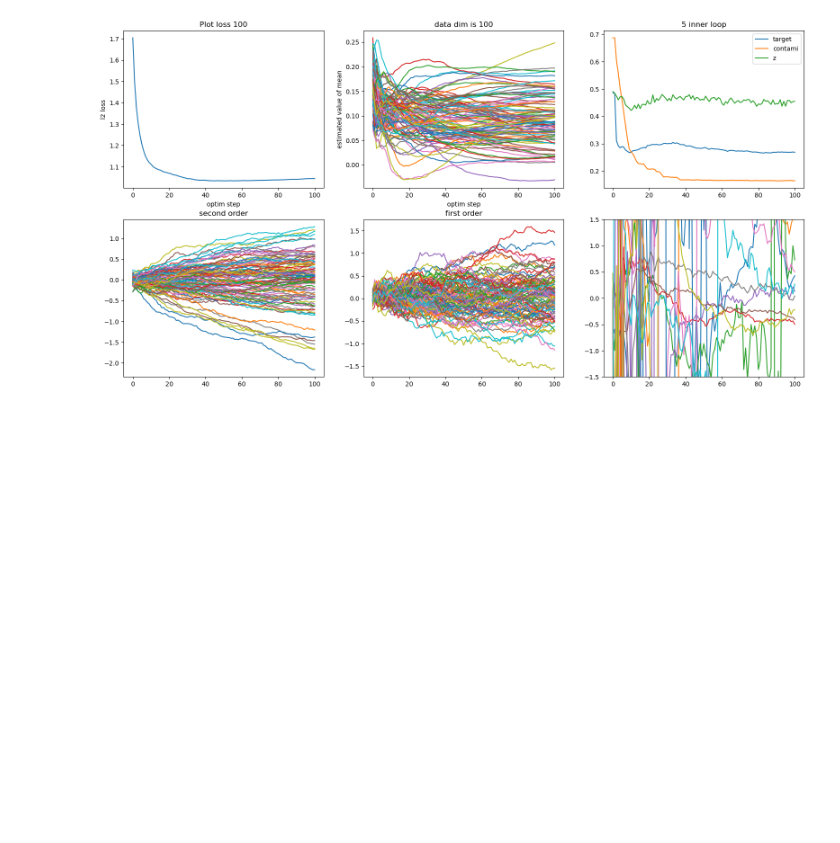
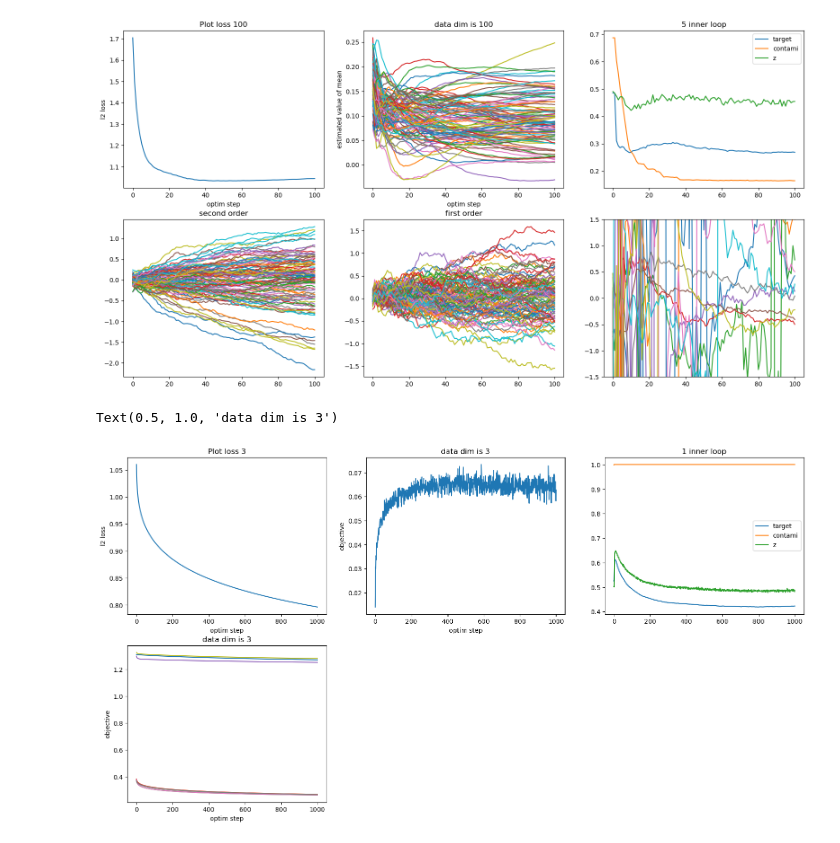
Before and after one commit to monarsan/robust-GAN, a Jupyter notebook: work/main/tmp.ipynb, the cells around one changed output. Drawn from its saved outputs; the diff is of its cells as text; code cells hidden in the pictures; blank space fills up the shorter version.

```diff
--- a/work/main/tmp.ipynb
+++ b/work/main/tmp.ipynb
@@ -51,3 +77,48 @@ plt.ylim(-1.5, 1.5)
+# %%
+col_num = 3
+row_num = 2
+plt.figure(figsize=(6.5 * col_num, 5 * row_num))
+plt.subplot(row_num, col_num, 1)
+plt.plot(gan.l2_loss)
+plt.xlabel('optim step')
+plt.ylabel('l2 loss')
+plt.title(f'Plot loss {gan.data_dim}')
+plt.subplot(row_num, col_num, 2)
+# for mean in gan.emperical_true_mean:
+# #     plt.hlines(mean, 0, gan.optim_iter, colors='r', lw=1)
+plt.plot(np.array(gan.objective))
+plt.xlabel('optim step')
+plt.ylabel('objective')
+plt.title(f'data dim is {gan.data_dim}')
+# plt.legend()
+plt.subplot(row_num, col_num, 3)
+plt.plot(gan.D_data_record, label='target')
+plt.plot(gan.D_contami_record,label='contami')
+plt.plot(gan.D_z_record, label='z')
+plt.title(f'{gan.update_D_iter} inner loop')
+plt.legend()
+
+plt.subplot(row_num, col_num, 4)
+plt.plot(np.array(gan.G_record).reshape((len(gan.G_record)), gan.data_dim ** 2))
+plt.xlabel('optim step')
+plt.ylabel('objective')
+plt.title(f'data dim is {gan.data_dim}')
+
+# plt.subplot(row_num, col_num, 4)
+# plt.plot(np.array(gan.D_record)[:,:gan.data_dim]);
+# plt.title('second order')
+# plt.subplot(row_num, col_num, 5)
+# plt.plot(np.array(gan.D_record)[:,gan.data_dim:]);
+# plt.title('first order')
+# D_rec = np.array(gan.D_record)
+# plt.subplot(row_num, col_num, 6)
+# vertex = - 0.5 * D_rec[:, gan.data_dim:] / D_rec[:, :gan.data_dim]
+# vertex = vertex[:, :10]
+# plt.plot(vertex)
+# plt.ylim(-1.5, 1.5)
+# %% [output]
+Text(0.5, 1.0, 'data dim is 3')
+[figure, added]
 # %%
 from gan import gan as GAN
 gan = GAN(100, 0.1)
```
Also changed, not shown: parts of 4 cells of this notebook, 2 other files.
